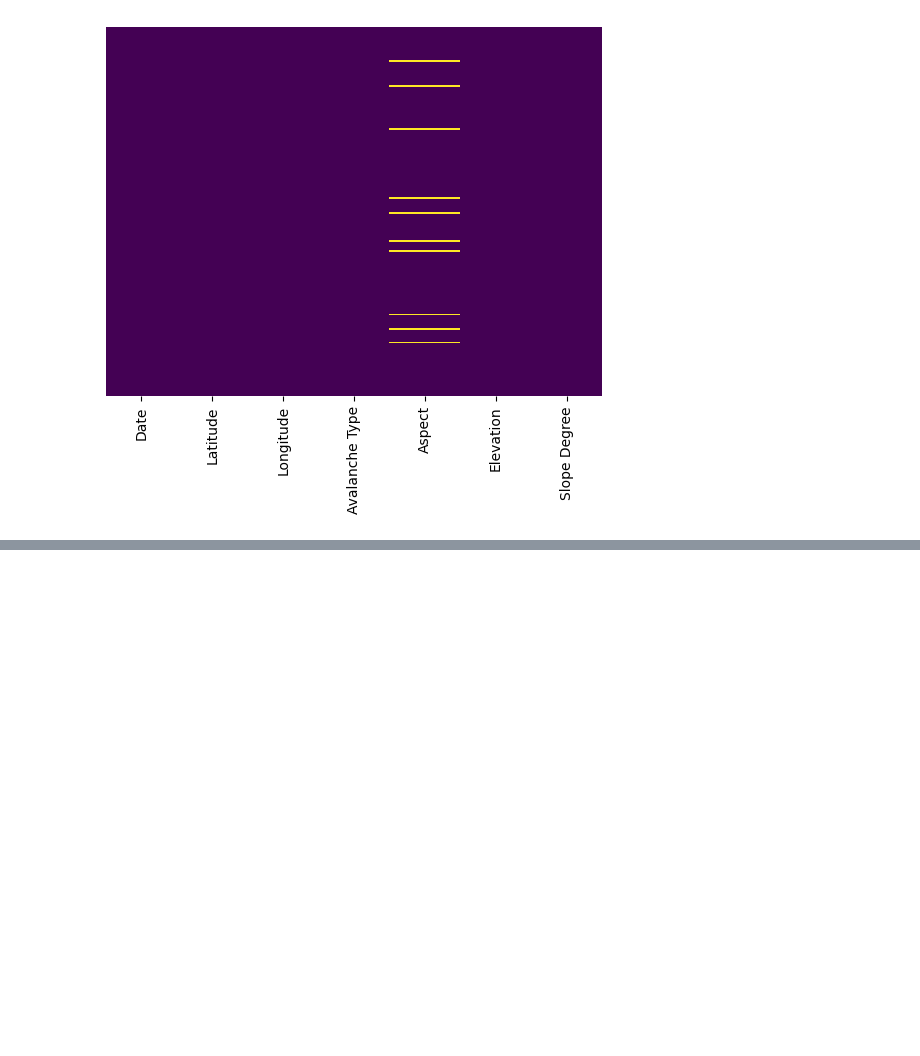
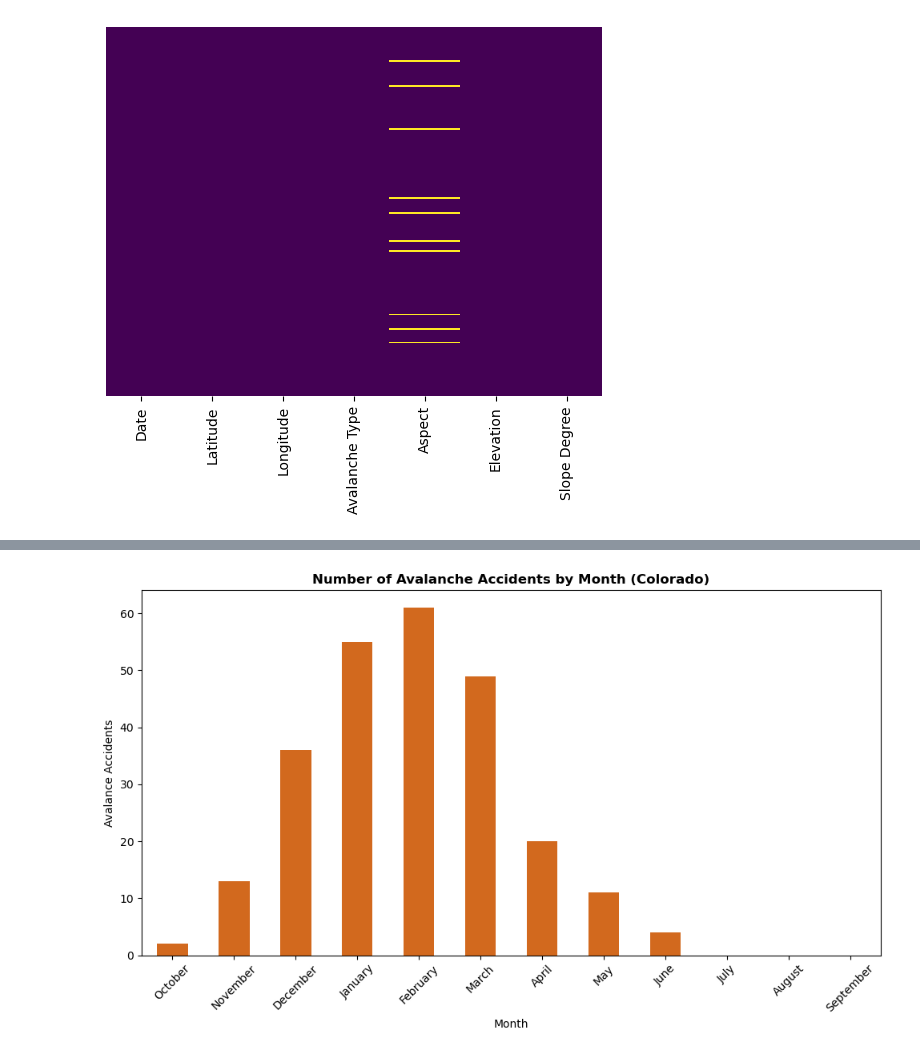
Before and after one commit to GrantSchumacher/avalanche-ml-project, a Jupyter notebook: notebooks/avalanche_ml.ipynb, the cells around one changed output, grey strips where cells are left out. Cells and saved outputs as stored; diff of their text form; code cells hidden in the pictures; blank space fills up the shorter version.

```diff
--- a/notebooks/avalanche_ml.ipynb
+++ b/notebooks/avalanche_ml.ipynb
@@ -355,0 +395,21 @@ sns.heatmap(avalanche_df.isnull(), yticklabels = False, cbar = False, cmap = 'vi
+# %%
+avalanche_df['Date'] = pd.to_datetime(avalanche_df['Date'])
+# %%
+month_df = pd.DataFrame()
+month_df['Month'] = avalanche_df['Date'].dt.month_name()
+
+#Count avalanche accidents by month. I'm re-indexing in order from where we would consider the start of the season onwards.
+monthly_counts = month_df['Month'].value_counts().reindex([
+    'October', 'November', 'December', 'January', 'February', 'March',
+    'April', 'May', 'June', 'July', 'August', 'September'
+])
+
+monthly_counts.plot(kind='bar', figsize=(10, 6), color='chocolate')
+plt.xlabel('Month')
+plt.ylabel('Avalance Accidents')
+plt.title('Number of Avalanche Accidents by Month (Colorado)', fontweight='bold')
+plt.tick_params(axis='x', rotation=45)
+plt.tight_layout()
+plt.show()
+# %% [output]
+[figure, added]
```
Also changed, not shown: parts of 16 cells of this notebook.
